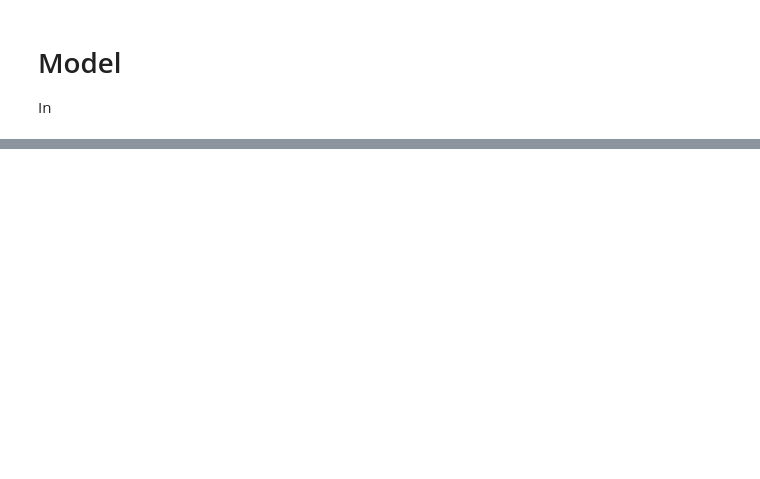
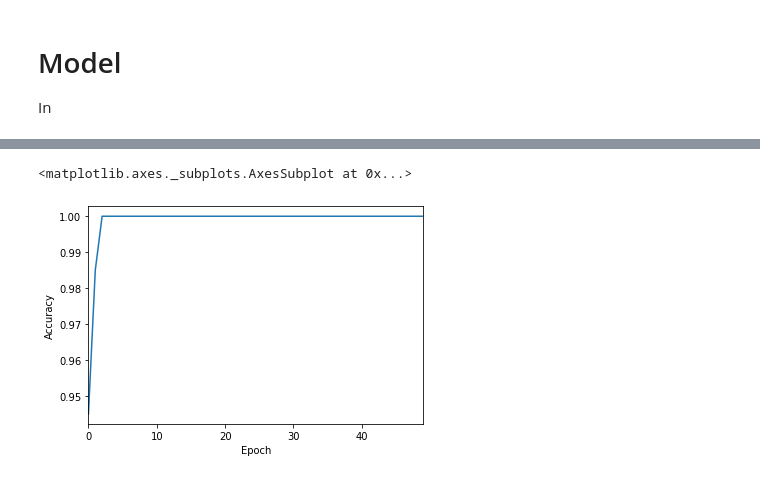
Before and after one commit to willcrichton/autoplan, a Jupyter notebook: notebooks/rainfall/levenshtein_distance.ipynb, the cells around one changed output, grey strips where cells are left out. Saved outputs shown, nothing was run; the diff lists cells and outputs as text; code cells hidden in the pictures; blank space fills up the shorter version.

```diff
--- a/notebooks/rainfall/levenshtein_distance.ipynb
+++ b/notebooks/rainfall/levenshtein_distance.ipynb
@@ -96,0 +125,5 @@ RuntimeError: Length of all samples has to be greater than 0, but found an eleme
+# %%
+plot_accuracy(val_eval)
+# %% [output]
+<matplotlib.axes._subplots.AxesSubplot at 0x...>
+[figure, added]
```
Also changed, not shown: parts of 13 cells of this notebook, 1 other file.
